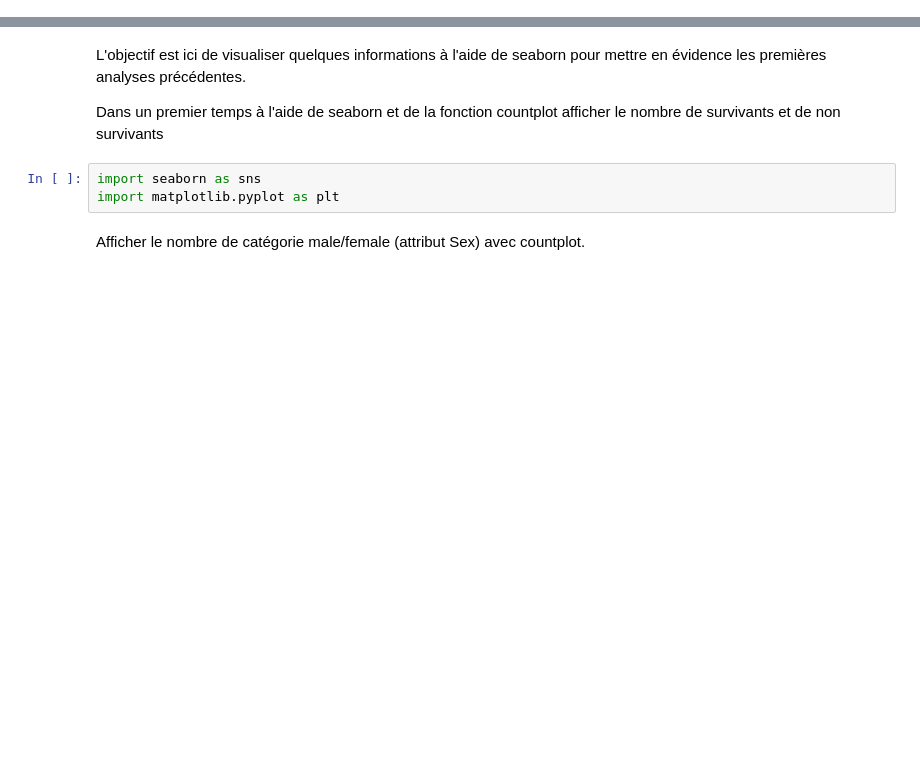
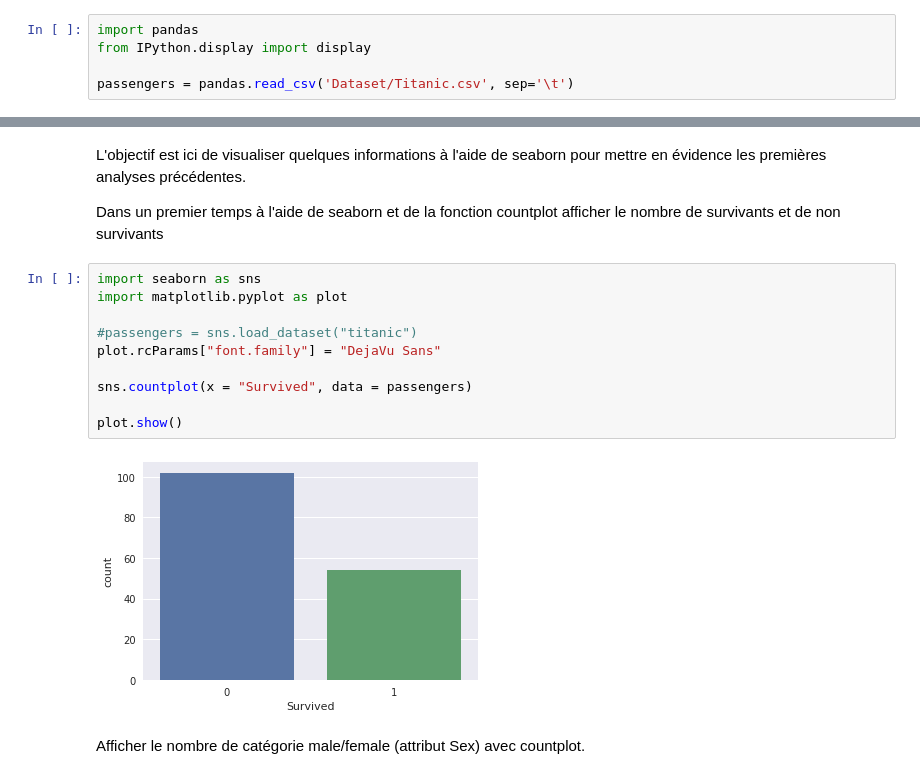
Before and after one commit to TDiGiovanni/TP, a Jupyter notebook: M1/Science_des_donnees/TP1/TP1.ipynb, the cells around one changed output, grey strips where cells are left out. Cells and saved outputs as stored; diff of their text form; blank space fills up the shorter version.

```diff
--- a/M1/Science_des_donnees/TP1/TP1.ipynb
+++ b/M1/Science_des_donnees/TP1/TP1.ipynb
@@ -27,3 +21,8 @@ display (df.head())
+# %%
+import pandas
+from IPython.display import display
+
+passengers = pandas.read_csv('Dataset/Titanic.csv', sep='\t')
 # %% [markdown]
 ## Analyse des données
 # %% [markdown]
@@ -63,8 +181,17 @@ Donner l'age max, min et moyen des personnes qui ont survécu
 L'objectif est ici de visualiser quelques informations à l'aide de seaborn pour mettre en évidence les premières analyses précédentes.
 
 Dans un premier temps à l'aide de seaborn et de la fonction countplot afficher le nombre de survivants et de non survivants
-# %%
-import seaborn as sns
-import matplotlib.pyplot as plt
+# %%
+import seaborn as sns
+import matplotlib.pyplot as plot
+
+#passengers = sns.load_dataset("titanic")
+plot.rcParams["font.family"] = "DejaVu Sans"
+
+sns.countplot(x = "Survived", data = passengers)
+
+plot.show()
+# %% [output]
+[figure, added]
 # %% [markdown]
 Afficher le nombre de catégorie male/female (attribut Sex) avec countplot.
```
Also changed, not shown: parts of 47 cells of this notebook, 5 other files.
